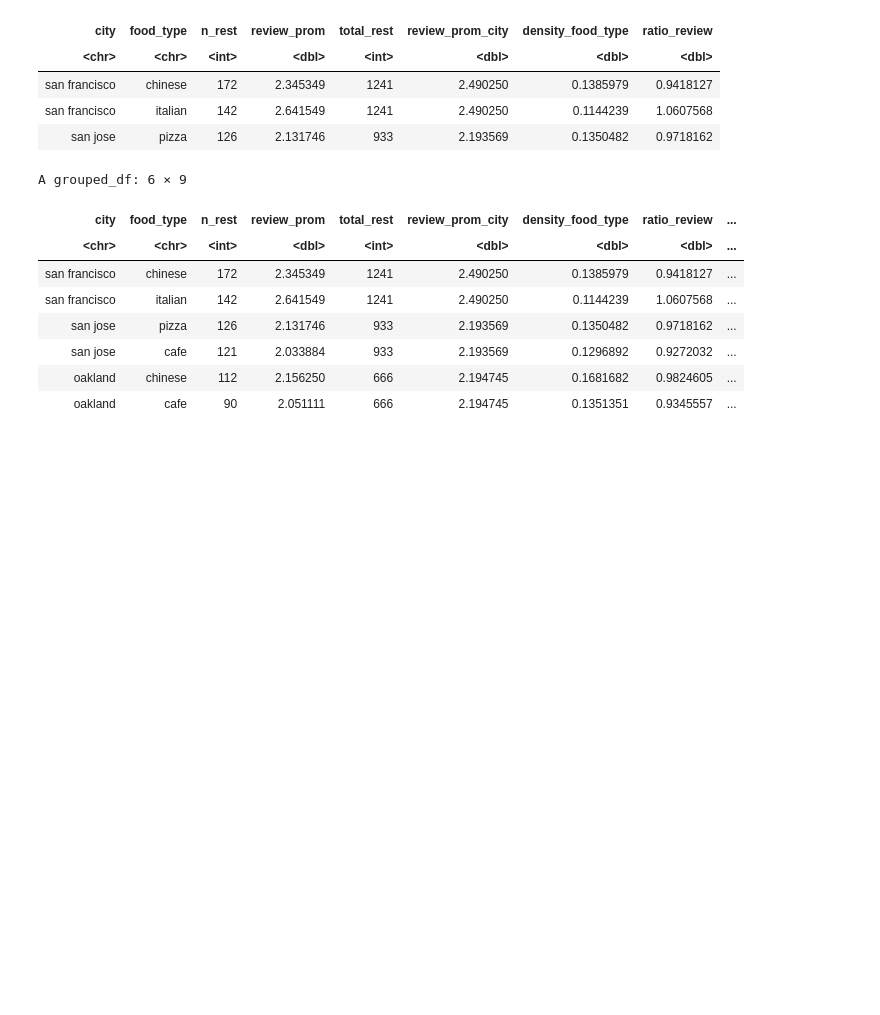
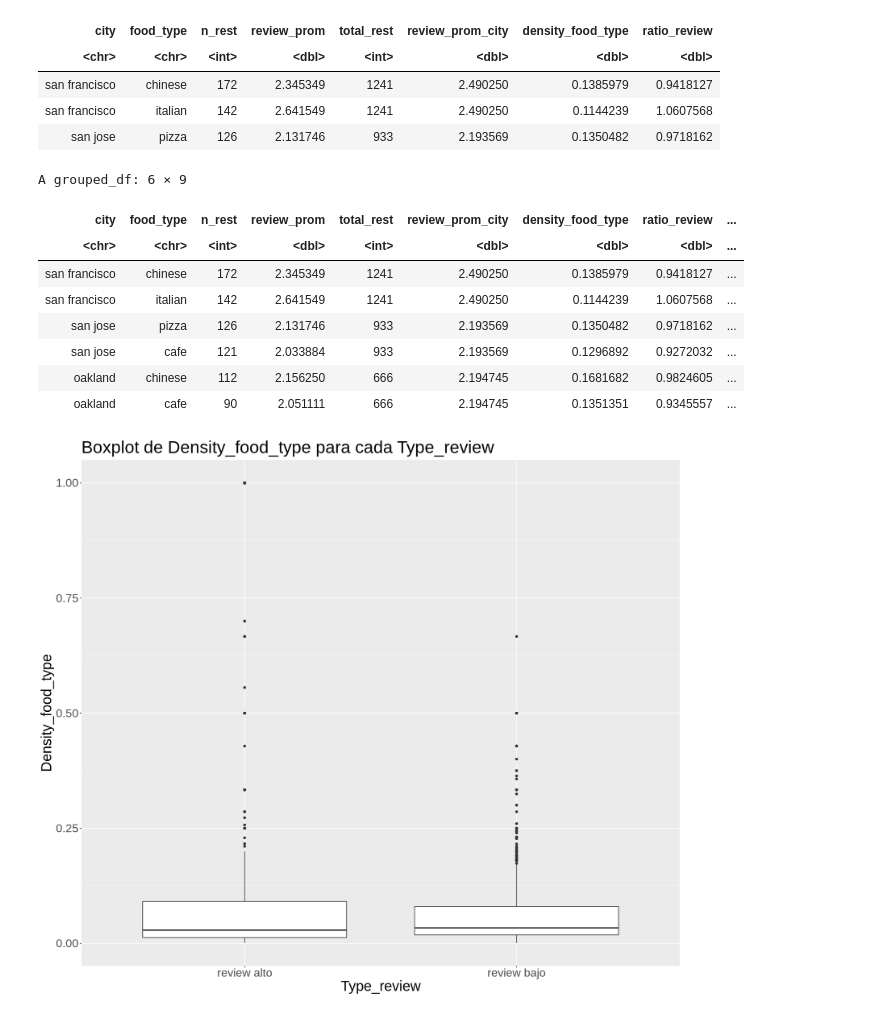
Before and after one commit to HaroldConley/diplomado_BD, a Jupyter notebook: Evaluaciones/C2/Control2.ipynb, the cells around one changed output. Cells and saved outputs as stored; diff of their text form; code cells hidden in the pictures; blank space fills up the shorter version.

```diff
--- a/Evaluaciones/C2/Control2.ipynb
+++ b/Evaluaciones/C2/Control2.ipynb
@@ -538,4 +531,15 @@ A grouped_df: 6 × 9
 | oakland | chinese | 112 | 2.156250 | 666 | 2.194745 | 0.1681682 | 0.9824605 | ... |
 | oakland | cafe | 90 | 2.051111 | 666 | 2.194745 | 0.1351351 | 0.9345557 | ... |
 # %%
-# Pregunta 5.b.- Para cada type_review, muestre a través de un gráfico de cajas (boxplot), la distribución de la densidad del tipo de comidadensity_food_type. ¿Qué puede observar?
+# Pregunta 5.b.- Para cada type_review, muestre a través de un gráfico de cajas (boxplot), la distribución de la densidad del tipo de comida (density_food_type). ¿Qué puede observar?
+ggplot(resumen) +
+aes(x = type_review, y = density_food_type) +
+geom_boxplot() +
+labs(title = "Boxplot de Density_food_type para cada Type_review") +
+xlab("Type_review") +
+ylab("Density_food_type") +
+theme(text=element_text(size=24))
+
+# Continúa en siguiente celda de código...
+# %% [output]
+[figure, added]
```
Also changed, not shown: parts of 3 cells of this notebook.
